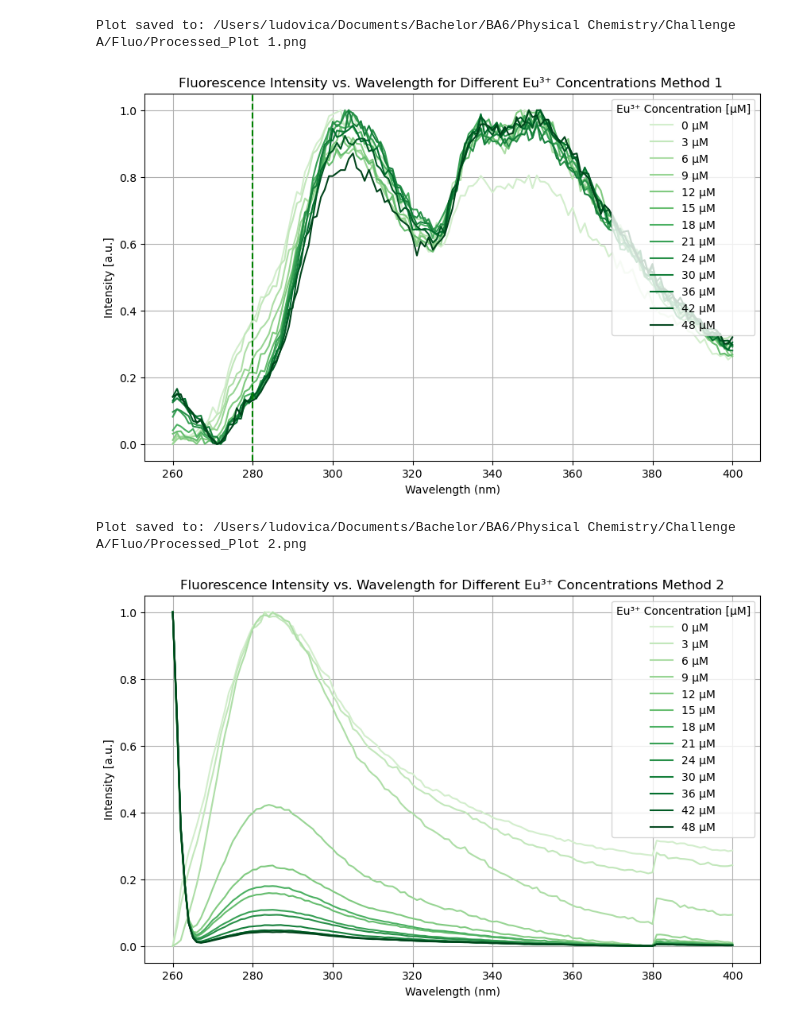
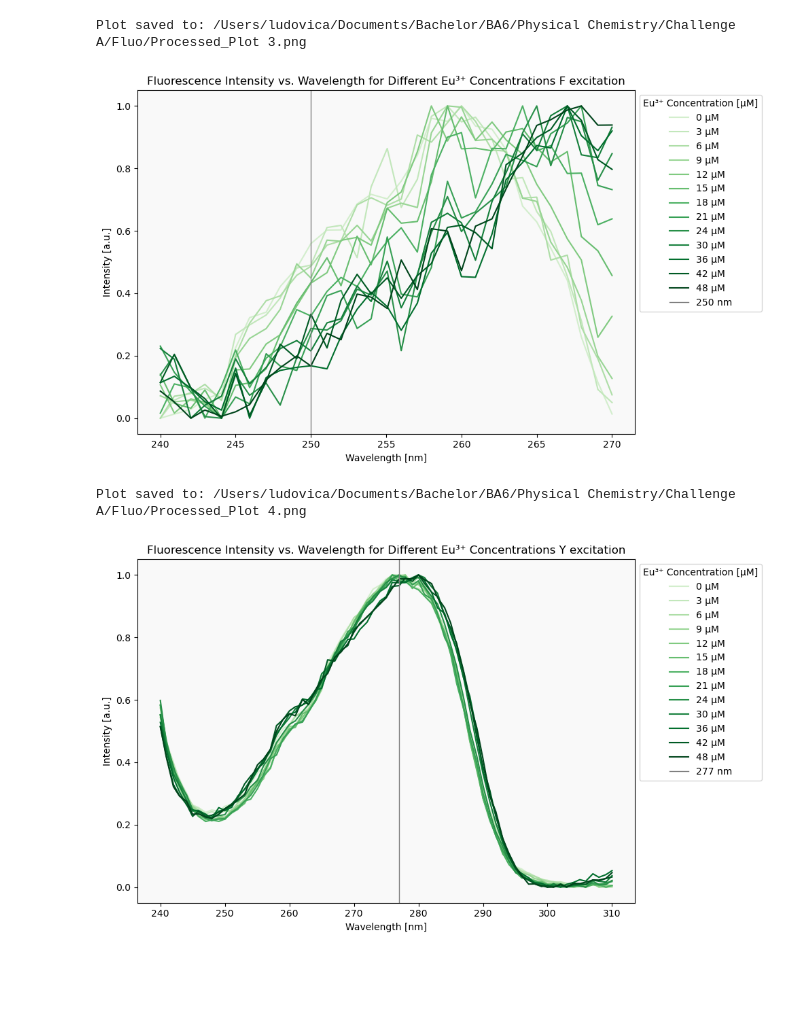
Before and after one commit to fracaludo/physicalchem, a Jupyter notebook: A/Fluo/Newspectra.ipynb, the cells around one changed output. Cells and saved outputs as stored; diff of their text form; code cells hidden in the pictures; blank space fills up the shorter version.

```diff
--- a/A/Fluo/Newspectra.ipynb
+++ b/A/Fluo/Newspectra.ipynb
@@ -3,80 +102,88 @@ import pandas as pd
 import matplotlib.pyplot as plt
 import numpy as np
 import os
 
-# File path
-file_path = "/Users/ludovica/Documents/Bachelor/BA6/Physical Chemistry/Challenge A/Fluo/1 method.xlsx"
+# File paths
+file_path = "/Users/ludovica/Documents/Bachelor/BA6/Physical Chemistry/Challenge A/Fluo/3 method.xlsx"
 folder_path = '/Users/ludovica/Documents/Bachelor/BA6/Physical Chemistry/Challenge A/Fluo'
 
 # Read the Excel file
-df = pd.read_excel(file_path, sheet_name="normalised ", decimal=",")  # Adjust for European decimal notation
+df = pd.read_excel(file_path, sheet_name="normalised ", decimal=",")
 
 # Rename the first column to 'Wavelength'
 df.rename(columns={df.columns[0]: "Wavelength"}, inplace=True)
 
 # Generate a color gradient (shades of green)
-colors = plt.cm.Greens(np.linspace(0.2, 1, len(df.columns[1:])))
+colors = plt.cm.Greens(np.linspace(0.2,1, len(df.columns[1:])))
 
 # Plot all europium concentrations
 plt.figure(figsize=(10, 6))
-for col, color in zip(df.columns[1:], colors):  # Skip the Wavelength column
+for col, color in zip(df.columns[1:], colors):  # Skipping the Wavelength column
     plt.plot(df["Wavelength"], df[col], label=f"{col} µM", color=color)
 
+wavelength_to_add = 250  # Adding theoretical wavelength
+plt.axvline(x=wavelength_to_add, color='gray', linewidth=1, label=f"{wavelength_to_add} nm")
+
 # Customize the plot
-plt.xlabel("Wavelength (nm)")
+plt.xlabel("Wavelength [nm]")
 plt.ylabel("Intensity [a.u.]")
-plt.title("Fluorescence Intensity vs. Wavelength for Different Eu³⁺ Concentrations Method 1 ")
-plt.legend(title="Eu³⁺ Concentration [µM]", loc="upper right")
-plt.grid(True)
+plt.title("Fluorescence Intensity vs. Wavelength for Different Eu³⁺ Concentrations F excitation")
+plt.legend(title="Eu³⁺ Concentration [µM]", loc="upper left", bbox_to_anchor=(1, 1))
+plt.tight_layout()
+plt.gca().set_facecolor('#f9f9f9')
 
-wavelength_to_add = 280  # Specify your desired wavelength here
-plt.axvline(x=wavelength_to_add, color='green', linestyle='--', label=f"{wavelength_to_add} nm")
-
-def save_plot(directory, filename="Processed_Plot 1.png", format="png"):
+# Saving the plot
+def save_plot(directory, filename="Processed_Plot 3.png", format="png"):
     os.makedirs(directory, exist_ok=True)
     filepath = os.path.join(directory, filename)
     plt.savefig(filepath, format=format, dpi=600, bbox_inches="tight")
     print(f"Plot saved to: {filepath}")
 
 save_plot(folder_path)
 
 # Show the plot
 plt.show()
 # %% [output]
-Plot saved to: /Users/ludovica/Documents/Bachelor/BA6/Physical Chemistry/Challenge A/Fluo/Processed_Plot 1.png
+Plot saved to: /Users/ludovica/Documents/Bachelor/BA6/Physical Chemistry/Challenge A/Fluo/Processed_Plot 3.png
-[figure, old version]
+[figure, new version]
 # %%
 import pandas as pd
 import matplotlib.pyplot as plt
 import numpy as np
 import os
 
-# File path
-file_path = "/Users/ludovica/Documents/Bachelor/BA6/Physical Chemistry/Challenge A/Fluo/2 method.xlsx"
+# File paths
+file_path = "/Users/ludovica/Documents/Bachelor/BA6/Physical Chemistry/Challenge A/Fluo/4method.xlsx"
 folder_path = '/Users/ludovica/Documents/Bachelor/BA6/Physical Chemistry/Challenge A/Fluo'
 
 # Read the Excel file
-df = pd.read_excel(file_path, sheet_name="normalised ", decimal=",")  # Adjust for European decimal notation
+df = pd.read_excel(file_path, sheet_name="normalised ", decimal=",")
 
 # Rename the first column to 'Wavelength'
 df.rename(columns={df.columns[0]: "Wavelength"}, inplace=True)
 
-# Generate a color gradient (shades of green)
+# Generate a color gradient
 colors = plt.cm.Greens(np.linspace(0.2,1, len(df.columns[1:])))
 
 # Plot all europium concentrations
 plt.figure(figsize=(10, 6))
-for col, color in zip(df.columns[1:], colors):  # Skip the Wavelength column
+for col, color in zip(df.columns[1:], colors):  # Skipping the Wavelength column
     plt.plot(df["Wavelength"], df[col], label=f"{col} µM", color=color)
 
+wavelength_to_add = 277  # Adding theoretical wavelength
+plt.axvline(x=wavelength_to_add, color='gray', linewidth=1, label=f"{wavelength_to_add} nm")
+
+
 # Customize the plot
-plt.xlabel("Wavelength (nm)")
+plt.xlabel("Wavelength [nm]")
 plt.ylabel("Intensity [a.u.]")
-plt.title("Fluorescence Intensity vs. Wavelength for Different Eu³⁺ Concentrations Method 2")
-plt.legend(title="Eu³⁺ Concentration [µM]", loc="upper right")
-plt.grid(True)
+plt.title("Fluorescence Intensity vs. Wavelength for Different Eu³⁺ Concentrations Y excitation")
+plt.legend(title="Eu³⁺ Concentration [µM]", loc="upper left", bbox_to_anchor=(1, 1))
+plt.tight_layout()
+plt.gca().set_facecolor('#f9f9f9')
 
-def save_plot(directory, filename="Processed_Plot 2.png", format="png"):
+# Saving the plot
+def save_plot(directory, filename="Processed_Plot 4.png", format="png"):
     os.makedirs(directory, exist_ok=True)
     filepath = os.path.join(directory, filename)
     plt.savefig(filepath, format=format, dpi=600, bbox_inches="tight")
@@ -84,8 +191,8 @@ def save_plot(directory, filename="Processed_Plot 2.png", format="png"):
 
 save_plot(folder_path)
 
-
+# Show the plot
 plt.show()
 # %% [output]
-Plot saved to: /Users/ludovica/Documents/Bachelor/BA6/Physical Chemistry/Challenge A/Fluo/Processed_Plot 2.png
+Plot saved to: /Users/ludovica/Documents/Bachelor/BA6/Physical Chemistry/Challenge A/Fluo/Processed_Plot 4.png
-[figure, old version]
+[figure, new version]
```
Also changed, not shown: parts of 4 cells of this notebook, 4 other files.
